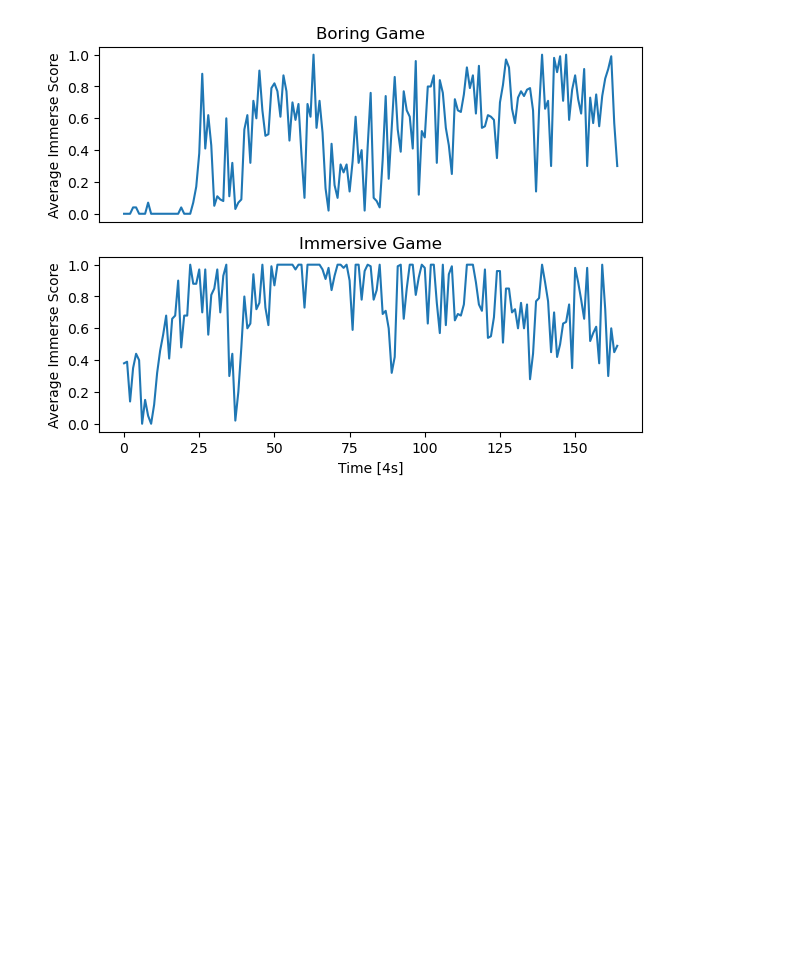
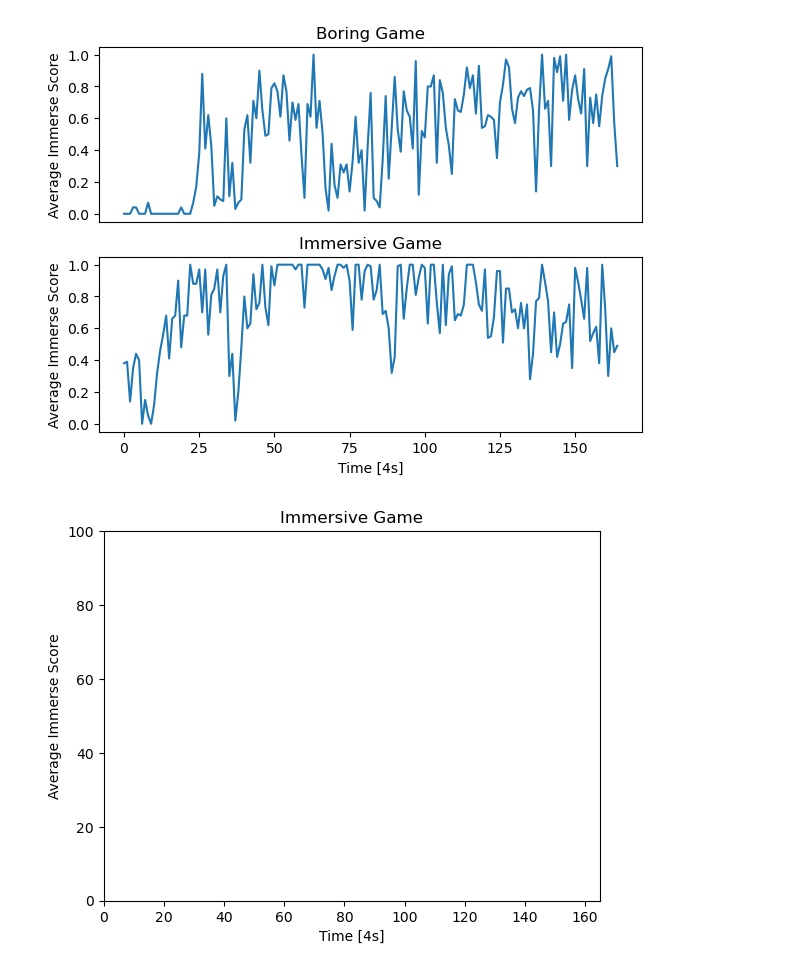
Before and after one commit to PipelonDevs/ntx_hack_2023, a Jupyter notebook: MNE/jupyter-tests/graphs.ipynb, the cells around one changed output. Drawn from its saved outputs; the diff is of its cells as text; code cells hidden in the pictures; blank space fills up the shorter version.

Commit message:
animation

```diff
--- a/MNE/jupyter-tests/graphs.ipynb
+++ b/MNE/jupyter-tests/graphs.ipynb
@@ -26,3 +26,24 @@ ax[1].plot(range(len(avg_immerse_game_results)), avg_immerse_game_results, label
 # %% [output]
 [<matplotlib.lines.Line2D at 0x...>]
 [figure]
+# %%
+import matplotlib.animation as animation
+
+def update_line(frame):
+    l.set_data(range(frame), avg_immerse_game_results[:frame])
+    return l,
+
+# Animation of Immersive game
+fig1 = plt.figure()
+l, = plt.plot([], [], 'r-')
+plt.xlim(0, 165)
+plt.ylim(0, 100)
+plt.xlabel('Time [4s]')
+plt.ylabel('Average Immerse Score')
+plt.title('Immersive Game')
+
+line_ani = animation.FuncAnimation(fig1, update_line, 165, interval=50)
+# line_ani.save('ImmersiveGame.mp4')
+plt.show()
+# %% [output]
+[figure, added]
```
Also changed, not shown: parts of 1 cell of this notebook, 2 other files.
